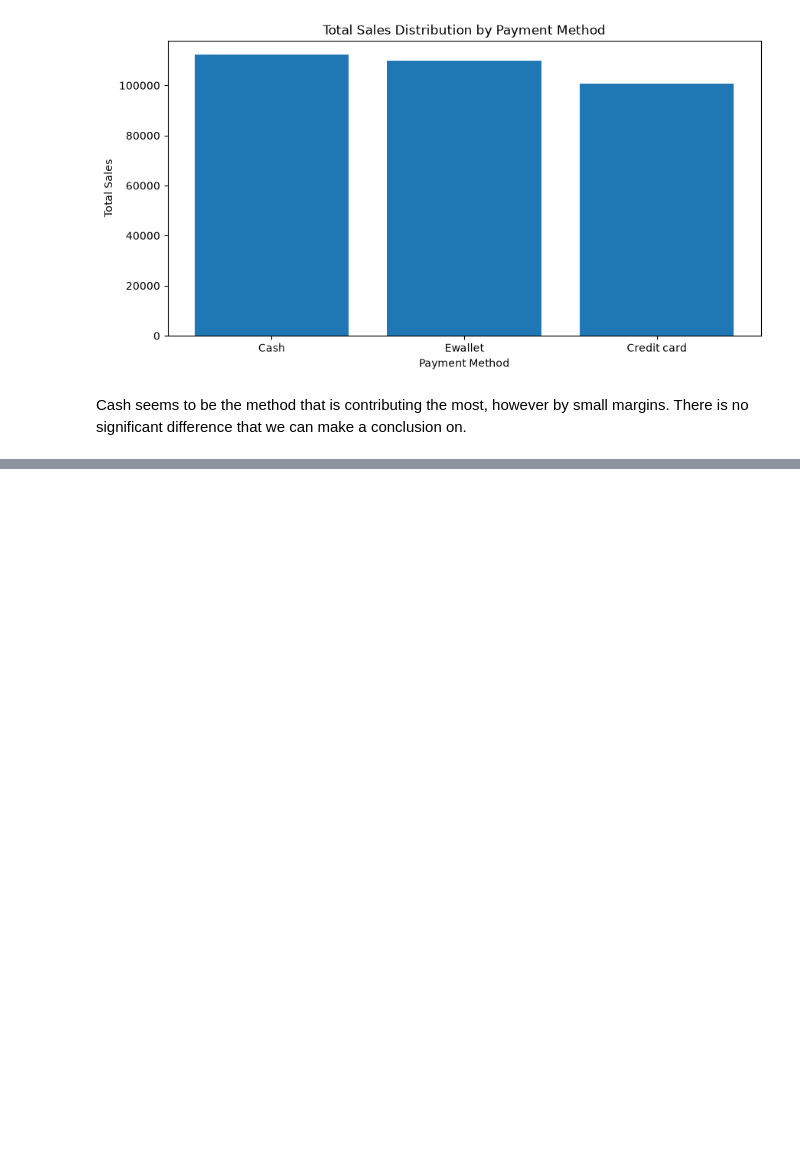
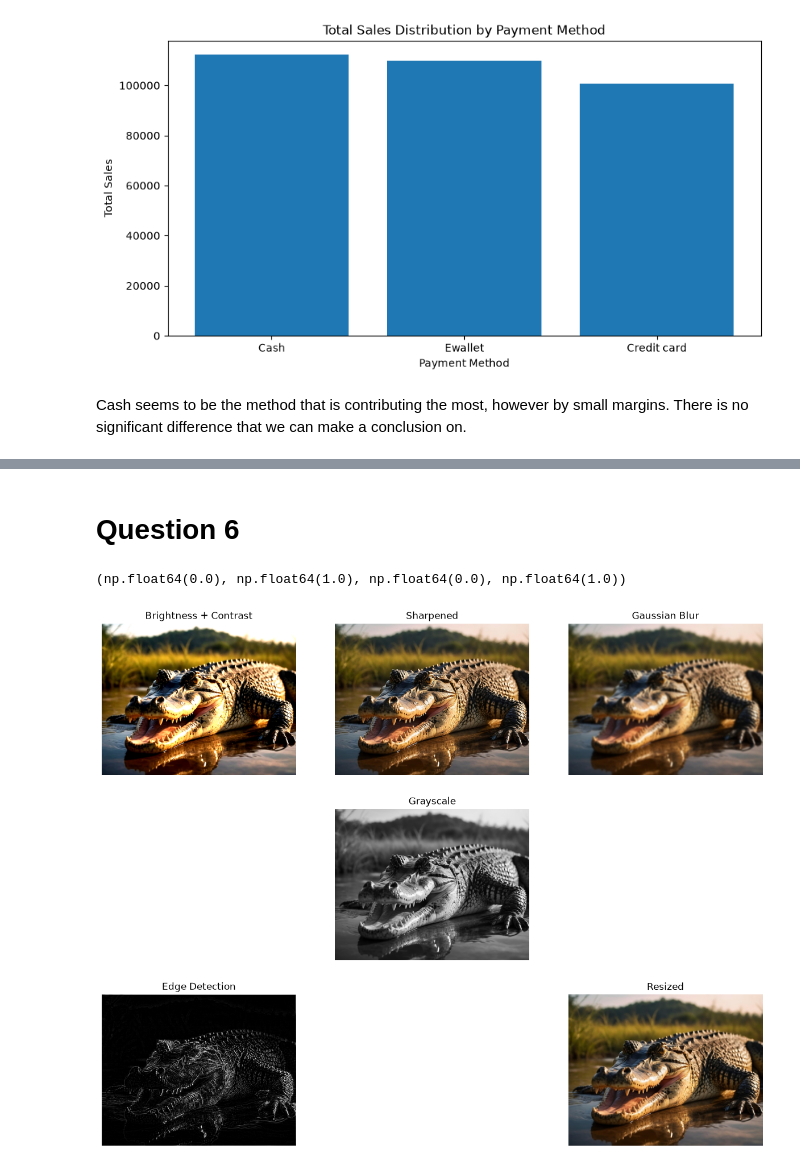
Before and after one commit to Aleksandar-the-OK/data_visuallization, a Jupyter notebook: Assignment_1/assignment_1.ipynb, the cells around one changed output, grey strips where cells are left out. Drawn from its saved outputs; the diff is of its cells as text; code cells hidden in the pictures; blank space fills up the shorter version.

```diff
--- a/Assignment_1/assignment_1.ipynb
+++ b/Assignment_1/assignment_1.ipynb
@@ -240,0 +267,60 @@ Cash seems to be the method that is contributing the most, however by small marg
+# %% [markdown]
+# Question 6
+# %%
+from PIL import Image, ImageEnhance, ImageFilter, ImageOps
+
+image1 = Image.open('2.jpg')
+
+enhancer_brightness = ImageEnhance.Brightness(image1)
+bright_img = enhancer_brightness.enhance(1.2)
+
+enhancer_contrast = ImageEnhance.Contrast(bright_img)
+contrast_img = enhancer_contrast.enhance(1.3)
+
+sharpened_img = image1.filter(ImageFilter.SHARPEN)
+
+blurred_img = image1.filter(ImageFilter.GaussianBlur(radius=2))
+
+gray_img = ImageOps.grayscale(image1)
+
+edges_img = gray_img.filter(ImageFilter.FIND_EDGES)
+
+resized_img = image1.resize((image1.width // 2, image1.height // 2))
+
+images = [
+    contrast_img,
+    sharpened_img,
+    blurred_img,
+    gray_img,
+    edges_img,
+    resized_img
+]
+
+titles = [
+    'Brightness + Contrast',
+    'Sharpened',
+    'Gaussian Blur',
+    'Grayscale',
+    'Edge Detection',
+    'Resized'
+]
+
+fig, axes = plt.subplots(3, 3, figsize=(15, 12))
+
+positions = [
+    (0, 0), (0, 1), (0, 2),
+    (1, 1),
+    (2, 0), (2, 2)
+]
+
+for ax, im, title in zip([axes[r, c] for r, c in positions],images,titles):
+    ax.imshow(im, cmap='gray' if im.mode == 'L' else None)
+    ax.set_title(title)
+    ax.axis('off')
+
+axes[1, 0].axis('off')
+axes[1, 2].axis('off')
+axes[2, 1].axis('off')
+# %% [output]
+(np.float64(0.0), np.float64(1.0), np.float64(0.0), np.float64(1.0))
+[figure, added]
```
Also changed, not shown: parts of 3 cells of this notebook.
